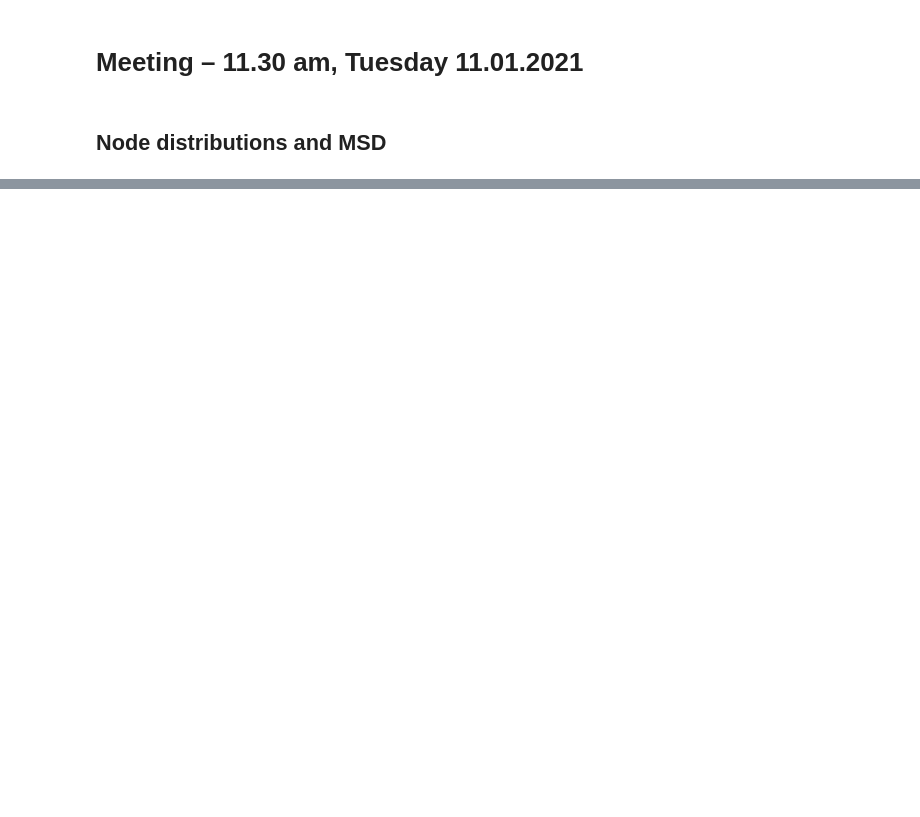
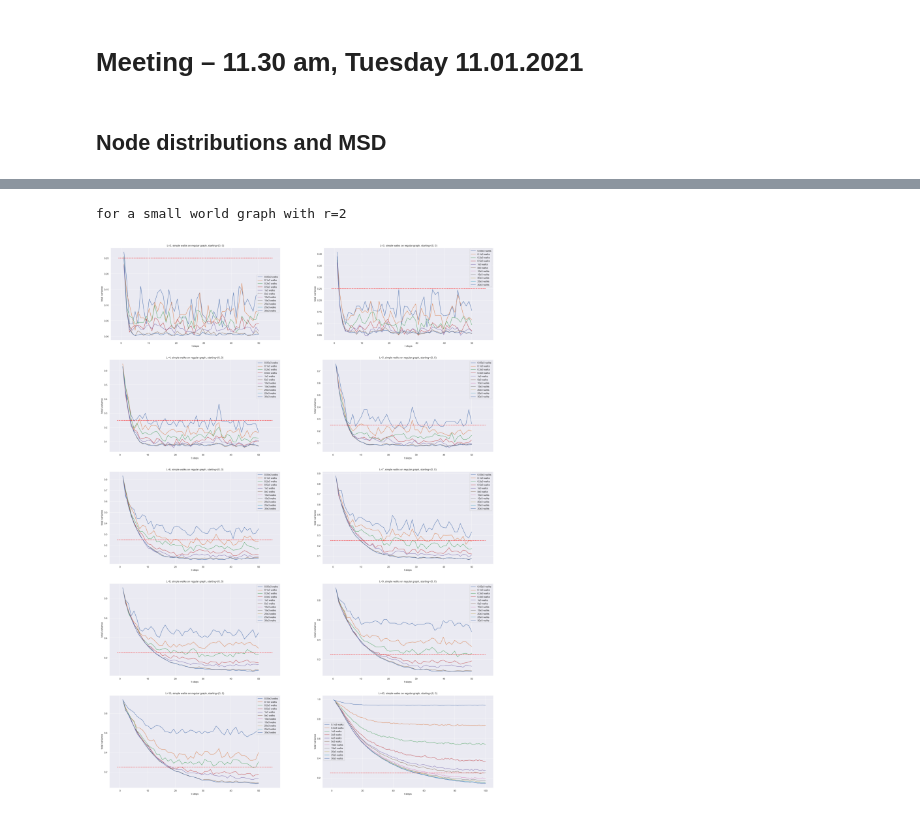
Before and after one commit to lucablessing/random-walks-on-small-world-networks, a Jupyter notebook: notebooks/meeting_21-01-11.ipynb, the cells around one changed output, grey strips where cells are left out. Saved outputs shown, nothing was run; the diff lists cells and outputs as text; code cells hidden in the pictures; blank space fills up the shorter version.

```diff
--- a/notebooks/meeting_21-01-11.ipynb
+++ b/notebooks/meeting_21-01-11.ipynb
@@ -74,0 +87,17 @@ plt.show()
+# %%
+files=[]
+for L in tqdm([2,3,4,5,6,7,8,9,10,40]):
+    files.append("Plots/small_world_L={}_r=2_.png".format(L))
+
+plt.figure(figsize=(20, 24))
+print("for a small world graph with r=2")
+for i, file_name in enumerate(files):
+    plt.subplot(5, 2, i+1)
+    plt.imshow(plt.imread(file_name))
+    plt.axis('off')
+
+plt.tight_layout()
+plt.show()
+# %% [output]
+for a small world graph with r=2
+[figure, added]
```
Also changed, not shown: parts of 9 cells of this notebook.
